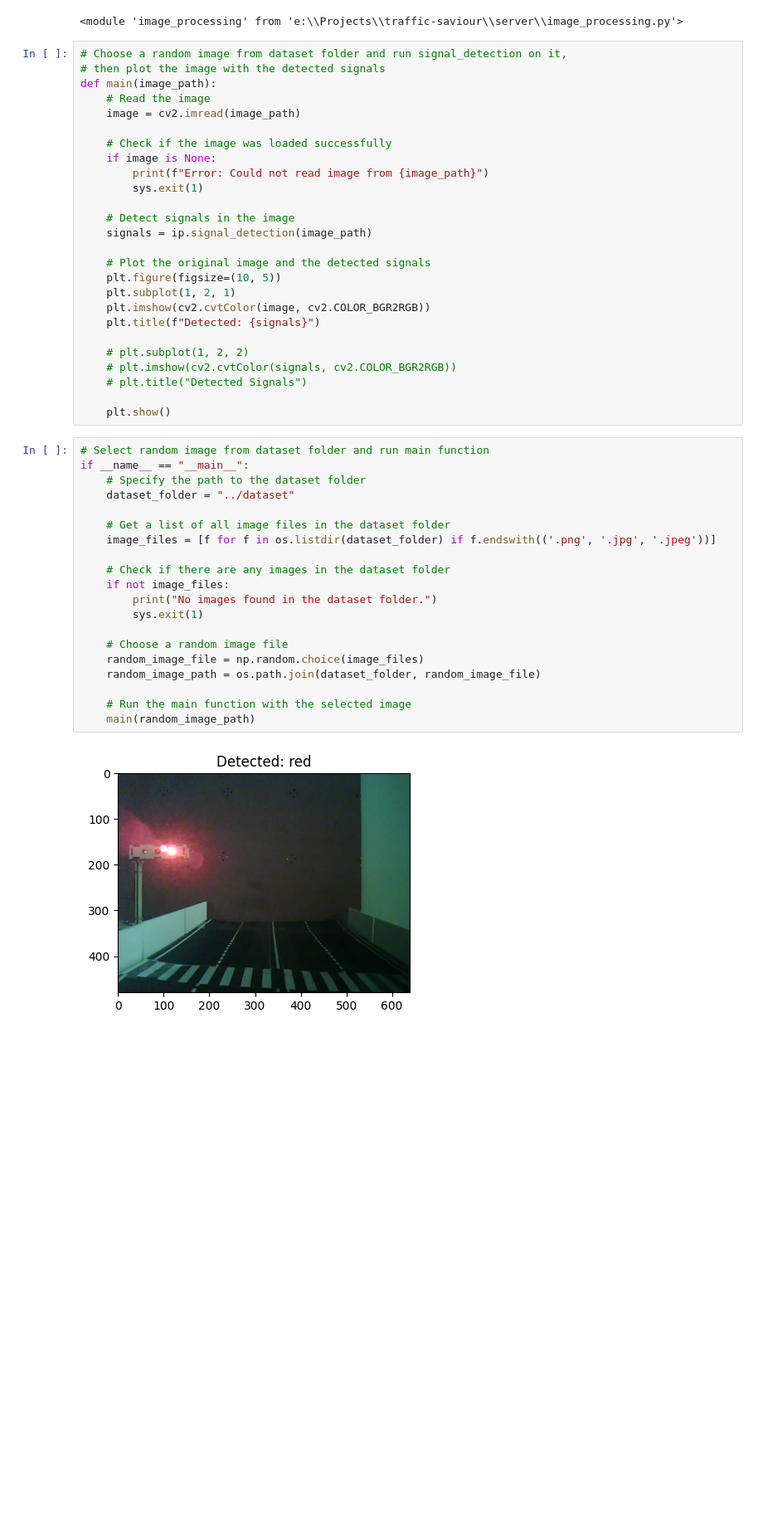
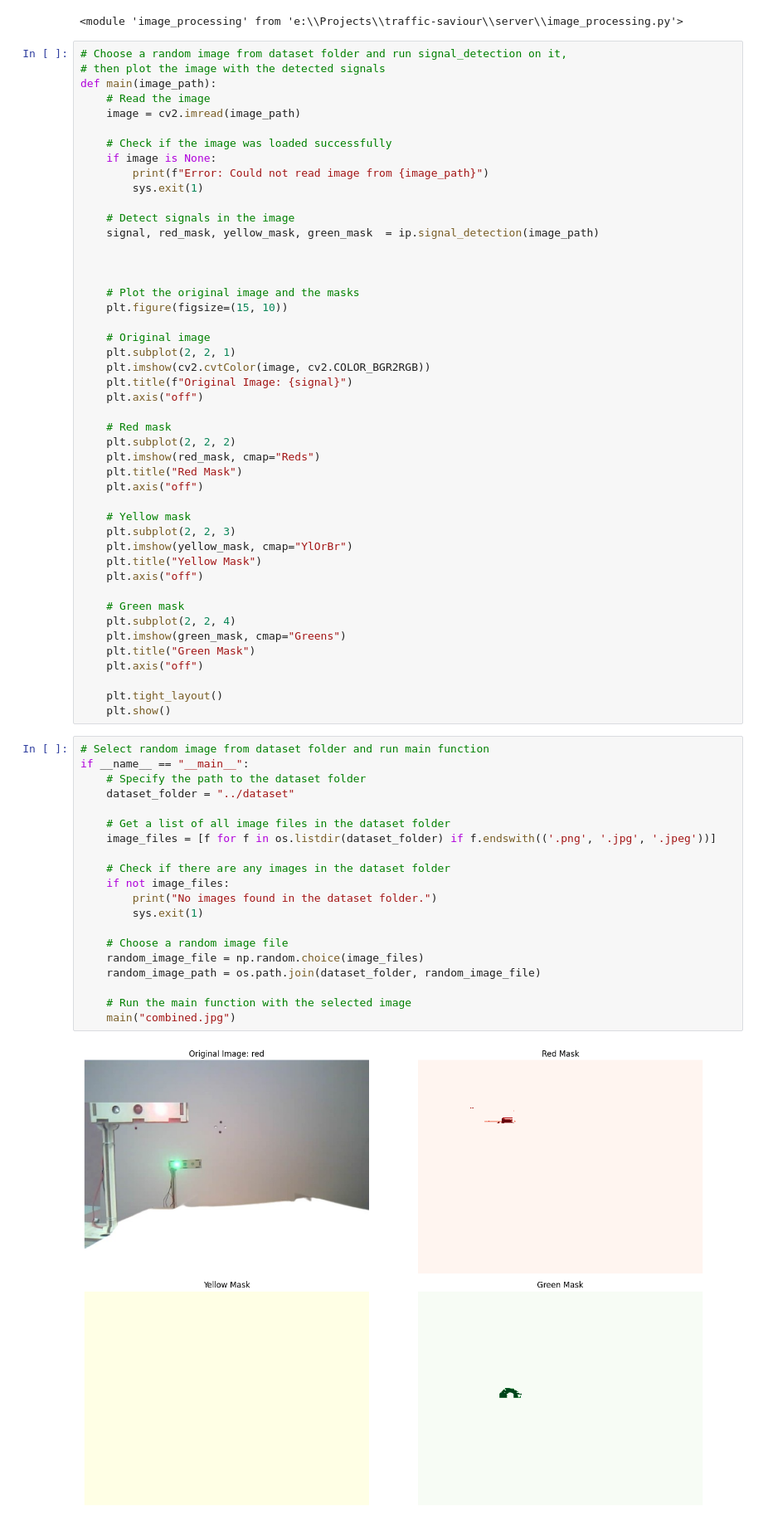
Before and after one commit to DevastatingRPG/road-saviour, a Jupyter notebook: server/testing.ipynb, the cells around one changed output. Shown: that part at 83% size. Cells and saved outputs as stored; diff of their text form; blank space fills up the shorter version.

```diff
--- a/server/testing.ipynb
+++ b/server/testing.ipynb
@@ -25,41 +25,61 @@ def main(image_path):
         sys.exit(1)
 
     # Detect signals in the image
-    signals = ip.signal_detection(image_path)
+    signal, red_mask, yellow_mask, green_mask  = ip.signal_detection(image_path)
 
-    # Plot the original image and the detected signals
-    plt.figure(figsize=(10, 5))
-    plt.subplot(1, 2, 1)
+
+
+    # Plot the original image and the masks
+    plt.figure(figsize=(15, 10))
+
+    # Original image
+    plt.subplot(2, 2, 1)
     plt.imshow(cv2.cvtColor(image, cv2.COLOR_BGR2RGB))
-    plt.title(f"Detected: {signals}")
+    plt.title(f"Original Image: {signal}")
+    plt.axis("off")
 
-    # plt.subplot(1, 2, 2)
-    # plt.imshow(cv2.cvtColor(signals, cv2.COLOR_BGR2RGB))
-    # plt.title("Detected Signals")
+    # Red mask
+    plt.subplot(2, 2, 2)
+    plt.imshow(red_mask, cmap="Reds")
+    plt.title("Red Mask")
+    plt.axis("off")
 
+    # Yellow mask
+    plt.subplot(2, 2, 3)
+    plt.imshow(yellow_mask, cmap="YlOrBr")
+    plt.title("Yellow Mask")
+    plt.axis("off")
+
+    # Green mask
+    plt.subplot(2, 2, 4)
+    plt.imshow(green_mask, cmap="Greens")
+    plt.title("Green Mask")
+    plt.axis("off")
+
+    plt.tight_layout()
     plt.show()
 # %%
 # Select random image from dataset folder and run main function
 if __name__ == "__main__":
     # Specify the path to the dataset folder
     dataset_folder = "../dataset"
 
     # Get a list of all image files in the dataset folder
     image_files = [f for f in os.listdir(dataset_folder) if f.endswith(('.png', '.jpg', '.jpeg'))]
 
     # Check if there are any images in the dataset folder
     if not image_files:
         print("No images found in the dataset folder.")
         sys.exit(1)
 
     # Choose a random image file
     random_image_file = np.random.choice(image_files)
     random_image_path = os.path.join(dataset_folder, random_image_file)
 
     # Run the main function with the selected image
-    main(random_image_path)
+    main("combined.jpg")
 # %% [output]
-[figure, old version]
+[figure, new version]
 # %%
 # Function to process and plot the images
 def main_zebra(image_path):
```
Also changed, not shown: parts of 2 cells of this notebook, 5 other files.
